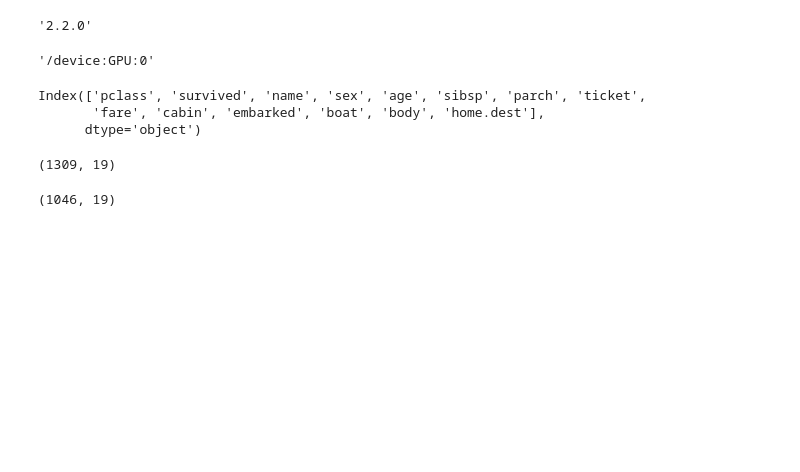
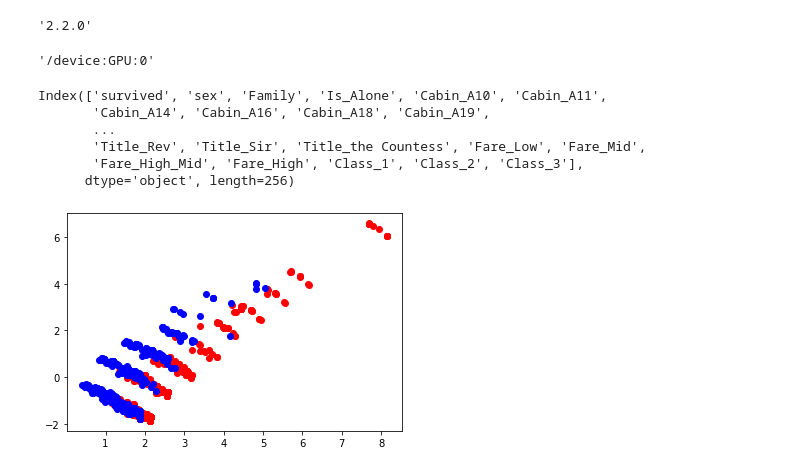
Before and after one commit to GA239/DS_course, a Jupyter notebook: HW7/tsk1/TF1.ipynb, the cells around one changed output. Saved outputs shown, nothing was run; the diff lists cells and outputs as text; code cells hidden in the pictures; blank space fills up the shorter version.

```diff
--- a/HW7/tsk1/TF1.ipynb
+++ b/HW7/tsk1/TF1.ipynb
@@ -44,14 +44,38 @@ tf.test.gpu_device_name()
 # %%
 # read dataset
 DRIVE = '/content/drive/My Drive'
-titanic_path = os.path.join(DRIVE, 'titanic3.xls')
+titanic_path = os.path.join(DRIVE, 'titanic_precessed.csv')
-# %%
-import pandas as pd
-xl = pd.ExcelFile(titanic_path)
-df = xl.parse(xl.sheet_names[0])
-df.columns
-# %% [output]
-Index(['pclass', 'survived', 'name', 'sex', 'age', 'sibsp', 'parch', 'ticket',
-       'fare', 'cabin', 'embarked', 'boat', 'body', 'home.dest'],
-      dtype='object')
+# %%
+df = pd.read_csv(titanic_path, index_col=0)
+df.columns
+# %% [output]
+Index(['survived', 'sex', 'Family', 'Is_Alone', 'Cabin_A10', 'Cabin_A11',
+       'Cabin_A14', 'Cabin_A16', 'Cabin_A18', 'Cabin_A19',
+       ...
+       'Title_Rev', 'Title_Sir', 'Title_the Countess', 'Fare_Low', 'Fare_Mid',
+       'Fare_High_Mid', 'Fare_High', 'Class_1', 'Class_2', 'Class_3'],
+      dtype='object', length=256)
+# %%
+import matplotlib.pyplot as plt
+
+from sklearn import datasets
+from sklearn.decomposition import PCA, TruncatedSVD
+from sklearn.discriminant_analysis import LinearDiscriminantAnalysis
+
+def plot_titanic(data, target):
+  pca = TruncatedSVD(n_components=2)
+  Y_r = data[[target]]
+  X_r = data.drop([target], axis=1)
+  # pca = PCA(n_components=2)
+  X_r = pca.fit(X_r).transform(X_r)
+  a = pd.DataFrame(X_r, index = data.index)
+  a_1 = a[a.index.isin(Y_r[Y_r[target] == 1].index)]
+  a_0 = a[a.index.isin(Y_r[Y_r[target] == 0].index)]
+
+  plt.scatter(a_0[0], a_0[1], color='red')
+  plt.scatter(a_1[0], a_1[1], color='blue')
+
+plot_titanic(df, 'survived')
+# %% [output]
+[figure, added]
 # %%
@@ -60,10 +83,0 @@ df = pd.concat([df, pd.get_dummies(df.survived, prefix='survived')], axis=1)
-# %%
-features = ['pclass', 'sex', 'age', 'sibsp', 'parch', 'embarked_C', 'embarked_S', 'embarked_Q']
-df.shape
-# %% [output]
-(1309, 19)
-# %%
-df = df.dropna(subset=features)
-df.shape
-# %% [output]
-(1046, 19)
```
Also changed, not shown: parts of 21 cells of this notebook.
